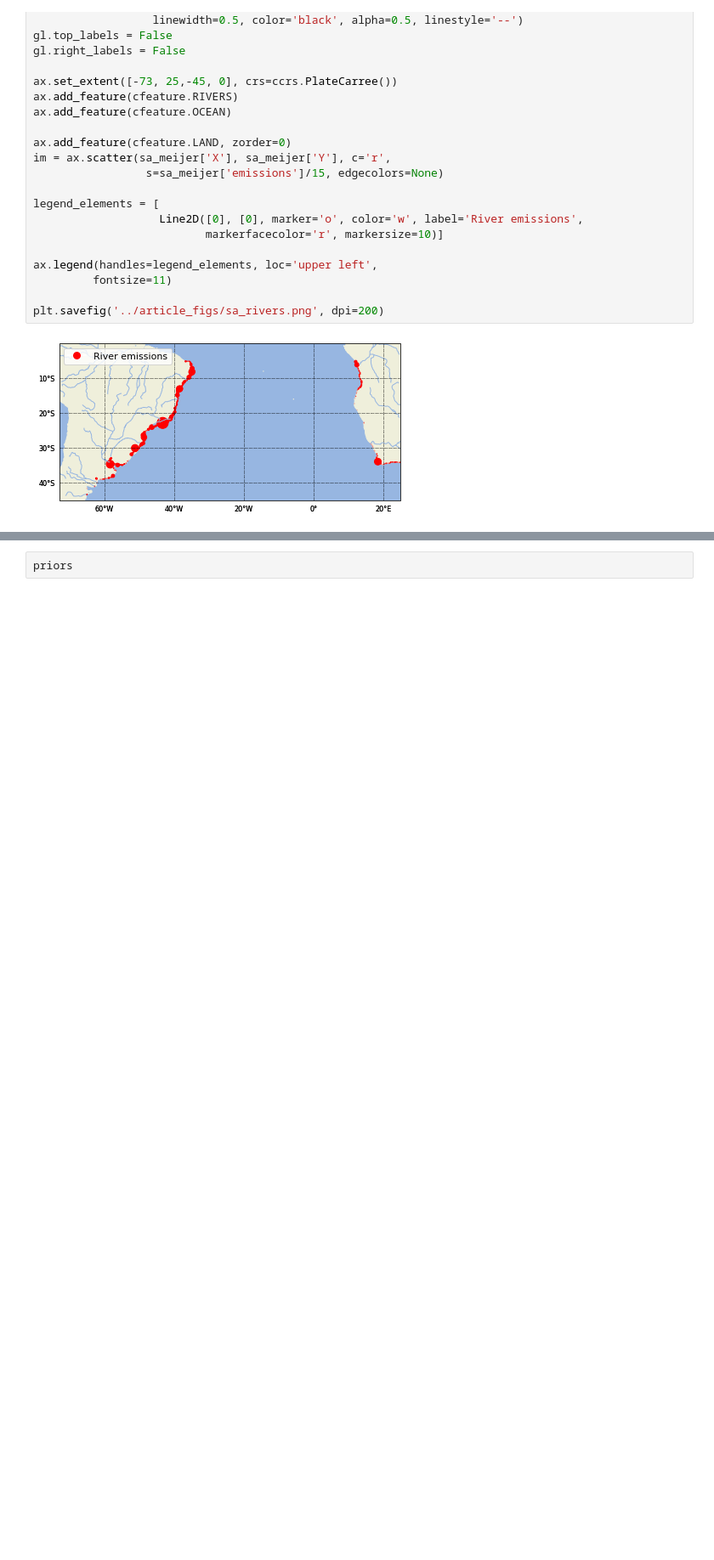
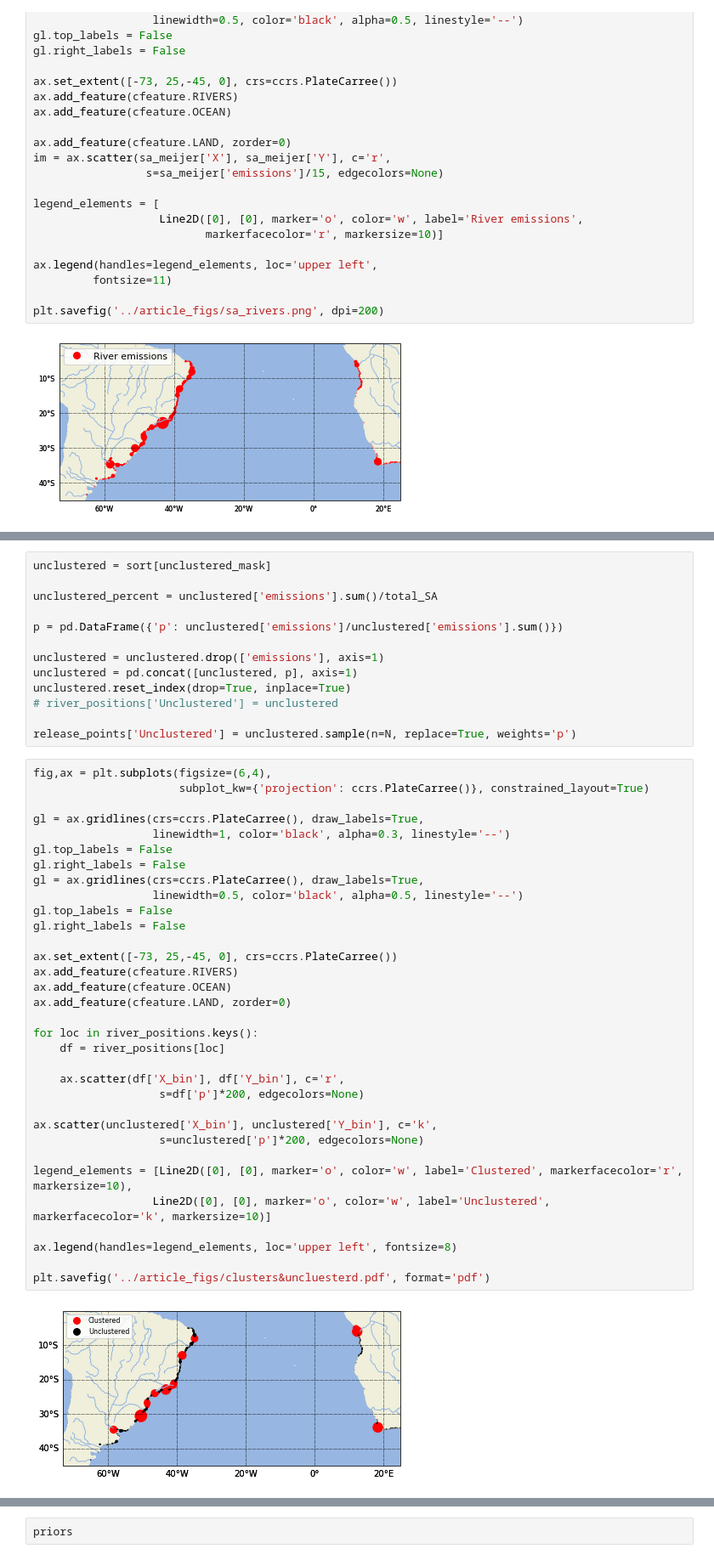
Before and after one commit to OceanParcels/BayesianAnalysis_SouthAtlantic, a Jupyter notebook: notebooks/Standard_method_release_particles_from_river_locations.ipynb, the cells around one changed output, grey strips where cells are left out. Shown at 85% size. Drawn from its saved outputs; the diff is of its cells as text; blank space fills up the shorter version.

```diff
--- a/notebooks/Standard_method_release_particles_from_river_locations.ipynb
+++ b/notebooks/Standard_method_release_particles_from_river_locations.ipynb
@@ -585,0 +699,48 @@ Recife 34
+# %%
+unclustered = sort[unclustered_mask]
+
+unclustered_percent = unclustered['emissions'].sum()/total_SA
+
+p = pd.DataFrame({'p': unclustered['emissions']/unclustered['emissions'].sum()})
+
+unclustered = unclustered.drop(['emissions'], axis=1)
+unclustered = pd.concat([unclustered, p], axis=1)
+unclustered.reset_index(drop=True, inplace=True)
+# river_positions['Unclustered'] = unclustered
+
+release_points['Unclustered'] = unclustered.sample(n=N, replace=True, weights='p')
+# %%
+fig,ax = plt.subplots(figsize=(6,4),
+                      subplot_kw={'projection': ccrs.PlateCarree()}, constrained_layout=True)
+
+gl = ax.gridlines(crs=ccrs.PlateCarree(), draw_labels=True,
+                  linewidth=1, color='black', alpha=0.3, linestyle='--')
+gl.top_labels = False
+gl.right_labels = False
+gl = ax.gridlines(crs=ccrs.PlateCarree(), draw_labels=True,
+                  linewidth=0.5, color='black', alpha=0.5, linestyle='--')
+gl.top_labels = False
+gl.right_labels = False
+
+ax.set_extent([-73, 25,-45, 0], crs=ccrs.PlateCarree())
+ax.add_feature(cfeature.RIVERS)
+ax.add_feature(cfeature.OCEAN)
+ax.add_feature(cfeature.LAND, zorder=0)
+
+for loc in river_positions.keys():
+    df = river_positions[loc]
+
+    ax.scatter(df['X_bin'], df['Y_bin'], c='r',
+                   s=df['p']*200, edgecolors=None)
+
+ax.scatter(unclustered['X_bin'], unclustered['Y_bin'], c='k',
+                   s=unclustered['p']*200, edgecolors=None)
+
+legend_elements = [Line2D([0], [0], marker='o', color='w', label='Clustered', markerfacecolor='r', markersize=10),
+                  Line2D([0], [0], marker='o', color='w', label='Unclustered', markerfacecolor='k', markersize=10)]
+
+ax.legend(handles=legend_elements, loc='upper left', fontsize=8)
+
+plt.savefig('../article_figs/clusters&uncluesterd.pdf', format='pdf')
+# %% [output]
+[figure, added]
```
Also changed, not shown: parts of 20 cells of this notebook, 1 other file.
